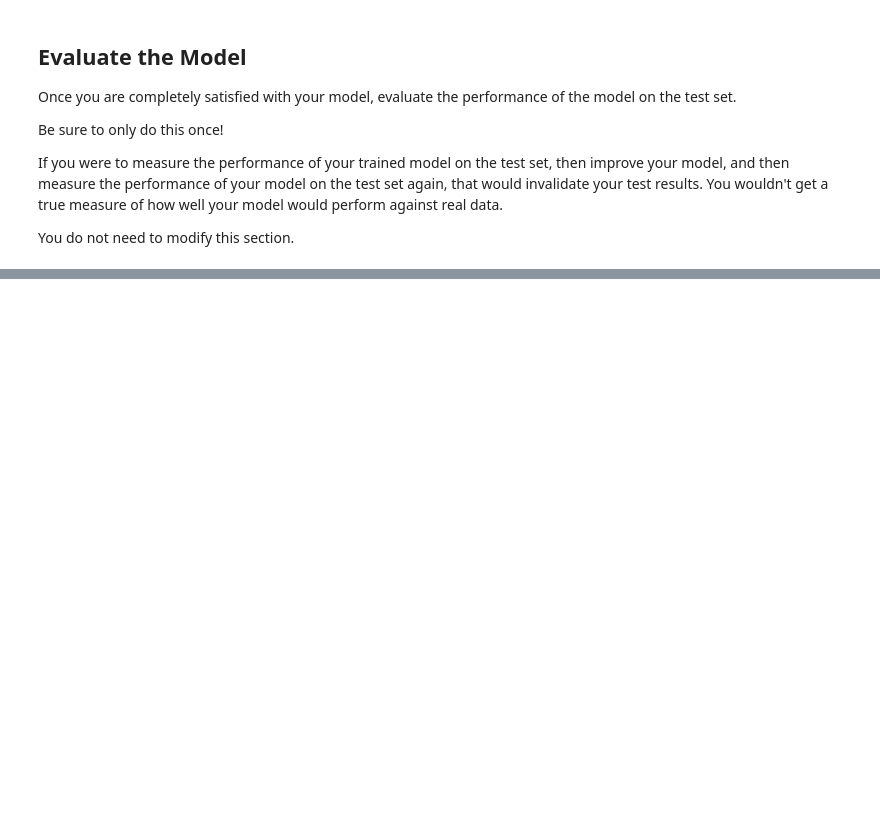
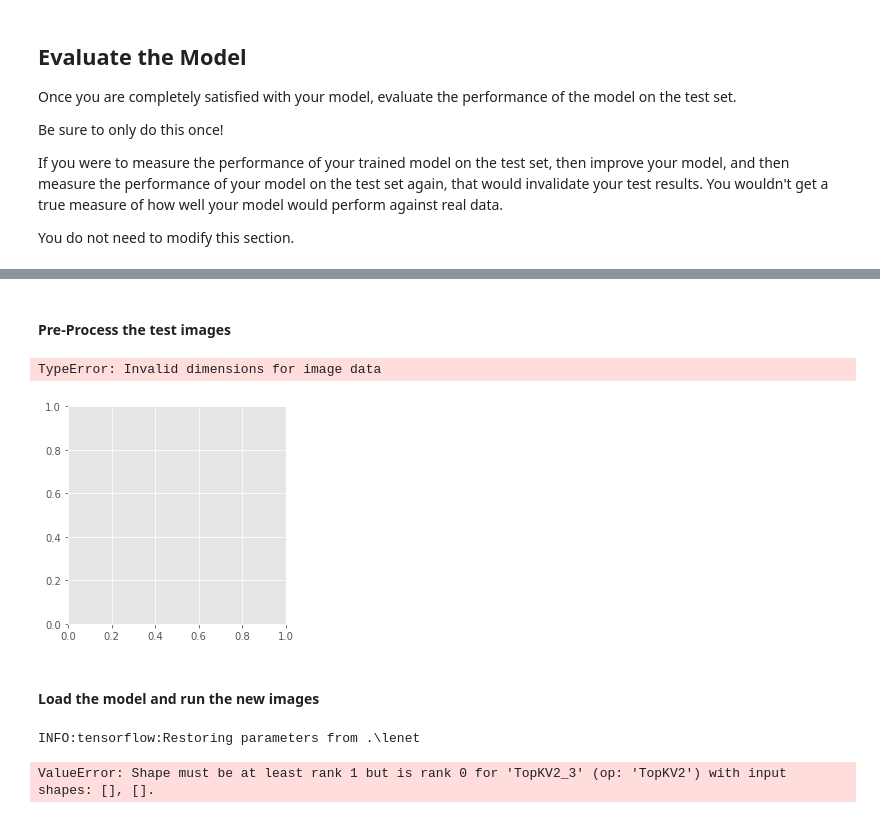
Before and after one commit to ryan-jonesford/CarND-Traffic-Sign-Classifier-Project, a Jupyter notebook: CNN-Project.ipynb, the cells around one changed output, grey strips where cells are left out. Cells and saved outputs as stored; diff of their text form; code cells hidden in the pictures; blank space fills up the shorter version.

```diff
--- a/CNN-Project.ipynb
+++ b/CNN-Project.ipynb
@@ -615,0 +775,26 @@ You do not need to modify this section.
+# %% [markdown]
+#### Pre-Process the test images
+# %%
+signs_from_the_net = load_images(get_img_paths( "signs_from_google_maps"))
+preprocessed_images = preprocess_imgs(signs_from_the_net)
+# %%
+fig = plt.figure()
+for img in preprocessed_images:
+    %matplotlib inline
+    plt.imshow(img)
+    plt.show()
+# %% [output]
+TypeError: Invalid dimensions for image data
+[figure, added]
+# %% [markdown]
+#### Load the model and run the new images
+# %%
+y_signs_from_the_net = [1, 29, 28, 17, 34, 17, 13]
+with tf.Session() as sess:
+    saver.restore(sess, tf.train.latest_checkpoint('.'))
+    sess.run(tf.nn.top_k(loss_operation, k=3))
+    print("Test Accuracy = {:.3f}".format(test_accuracy))
+    test_accuracy = evaluate(preprocessed_images,y_signs_from_the_net)
+# %% [output]
+INFO:tensorflow:Restoring parameters from .\lenet
+ValueError: Shape must be at least rank 1 but is rank 0 for 'TopKV2_3' (op: 'TopKV2') with input shapes: [], [].
```
Also changed, not shown: parts of 13 cells of this notebook.
